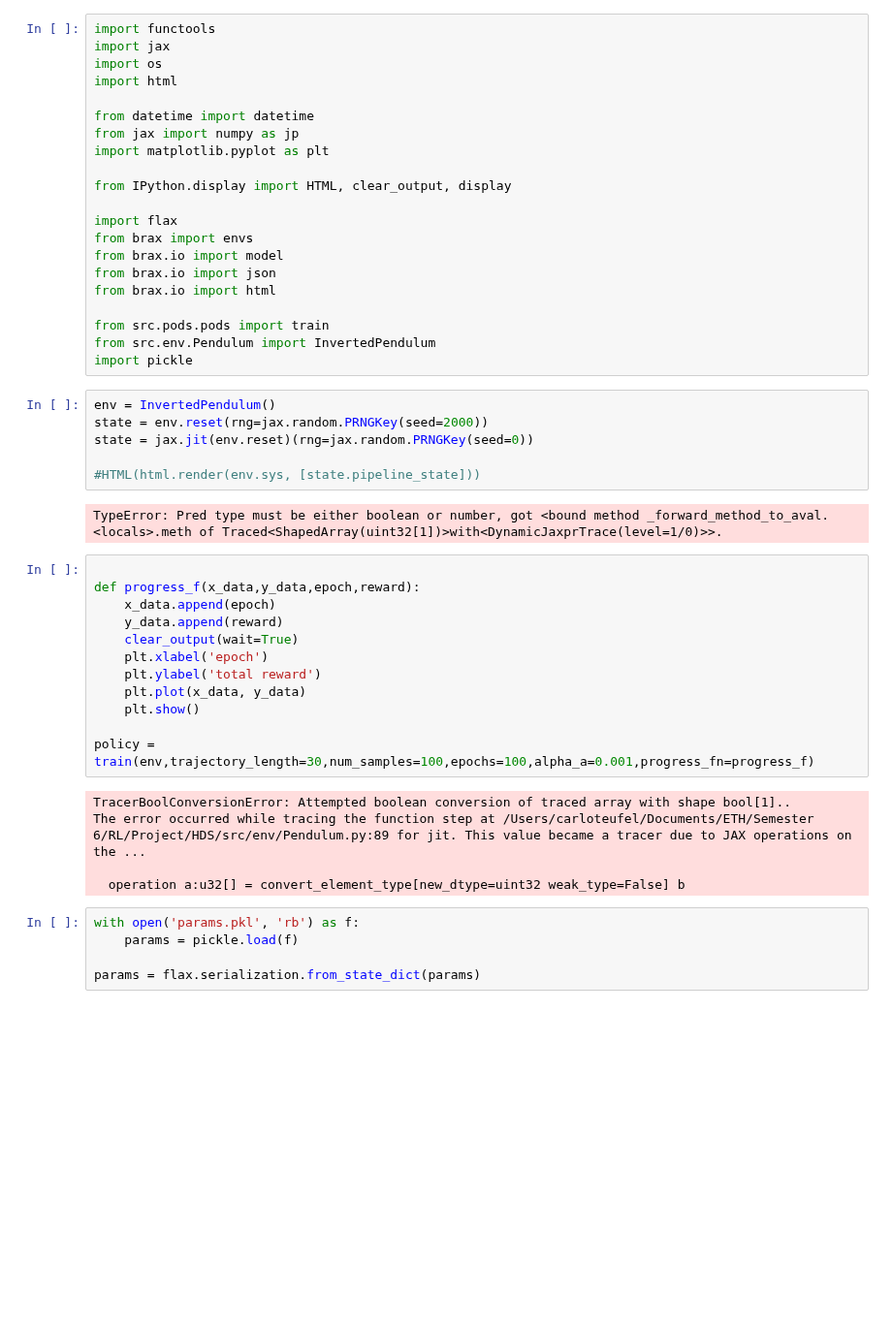
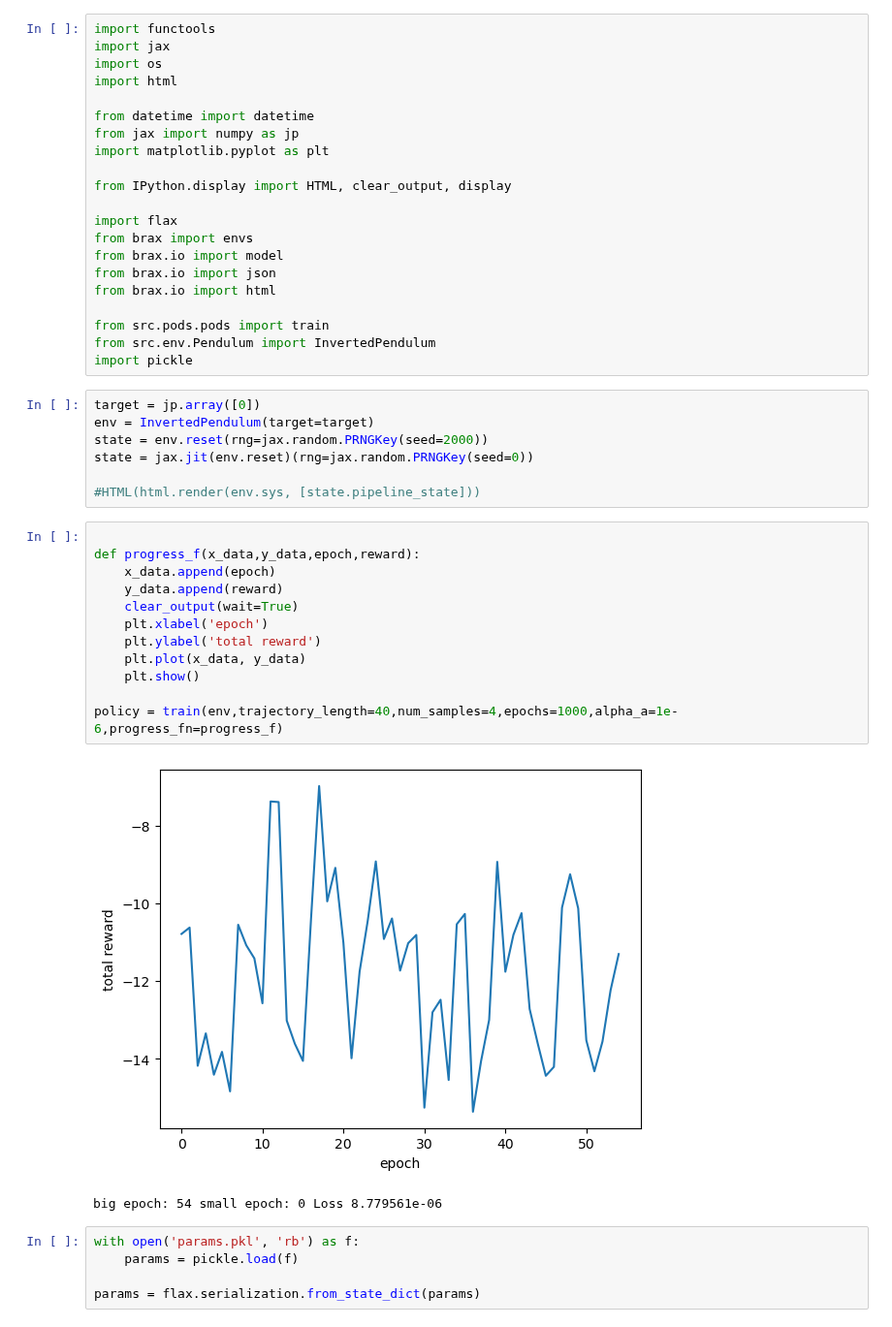
Before and after one commit to dcsteinhauser/HDS, a Jupyter notebook: run_PODS.ipynb, the cells around one changed output. Shown at 97% size. Drawn from its saved outputs; the diff is of its cells as text; blank space fills up the shorter version.

```diff
--- a/run_PODS.ipynb
+++ b/run_PODS.ipynb
@@ -20,30 +20,27 @@ from src.pods.pods import train
 from src.env.Pendulum import InvertedPendulum
 import pickle
 # %%
-env = InvertedPendulum()
+target = jp.array([0])
+env = InvertedPendulum(target=target)
 state = env.reset(rng=jax.random.PRNGKey(seed=2000))
 state = jax.jit(env.reset)(rng=jax.random.PRNGKey(seed=0))
 
 #HTML(html.render(env.sys, [state.pipeline_state]))
-# %% [output]
-TypeError: Pred type must be either boolean or number, got <bound method _forward_method_to_aval.<locals>.meth of Traced<ShapedArray(uint32[1])>with<DynamicJaxprTrace(level=1/0)>>.
 # %%
 
 def progress_f(x_data,y_data,epoch,reward):
     x_data.append(epoch)
     y_data.append(reward)
     clear_output(wait=True)
     plt.xlabel('epoch')
     plt.ylabel('total reward')
     plt.plot(x_data, y_data)
     plt.show()
 
-policy = train(env,trajectory_length=30,num_samples=100,epochs=100,alpha_a=0.001,progress_fn=progress_f)
+policy = train(env,trajectory_length=40,num_samples=4,epochs=1000,alpha_a=1e-6,progress_fn=progress_f)
 # %% [output]
+[figure, added]
-TracerBoolConversionError: Attempted boolean conversion of traced array with shape bool[1]..
-The error occurred while tracing the function step at /Users/carloteufel/Documents/ETH/Semester 6/RL/Project/HDS/src/env/Pendulum.py:89 for jit. This value became a tracer due to JAX operations on the ...
-
-  operation a:u32[] = convert_element_type[new_dtype=uint32 weak_type=False] b
+big epoch: 54 small epoch: 0 Loss 8.779561e-06
 # %%
 with open('params.pkl', 'rb') as f:
     params = pickle.load(f)
```
Also changed, not shown: 2 other files.
